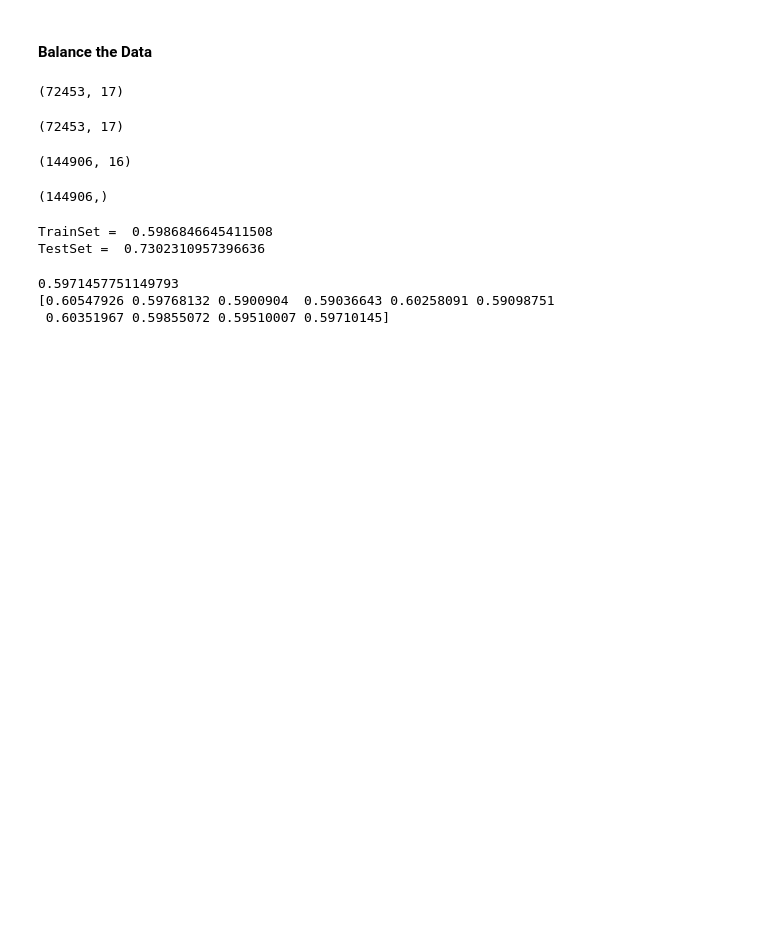
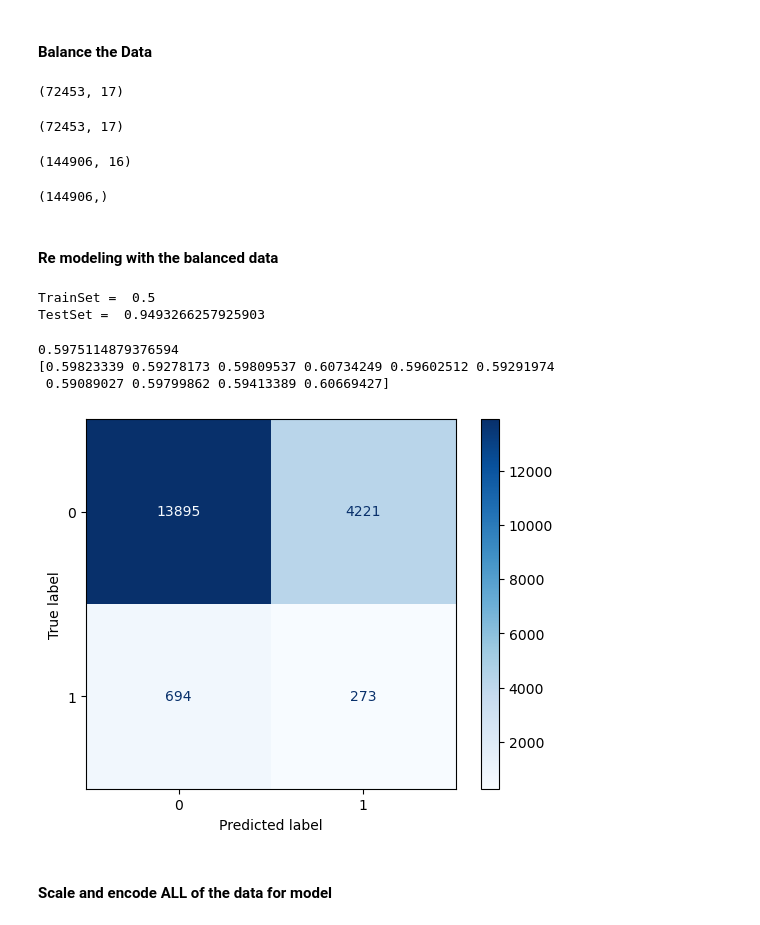
Before and after one commit to LuckyGardel/lab-random-forests, a Jupyter notebook: files_for_lab/Ramdom Forest Lab.ipynb, the cells around one changed output. Drawn from its saved outputs; the diff is of its cells as text; code cells hidden in the pictures; blank space fills up the shorter version.

```diff
--- a/files_for_lab/Ramdom Forest Lab.ipynb
+++ b/files_for_lab/Ramdom Forest Lab.ipynb
@@ -553,23 +561,32 @@ display(y_train_oversampled.shape)
 # %% [output]
 (144906, 16)
 (144906,)
+# %% [markdown]
+#### Re modeling with the balanced data
 # %%
-clf = RandomForestClassifier(max_depth=5,
+clf2 = RandomForestClassifier(max_depth=5,
                              min_samples_split=20,
                              min_samples_leaf =20)
-clf.fit(X_train_oversampled, y_train_oversampled)
+clf2.fit(X_train_oversampled, y_train_oversampled)
 print('TrainSet = ',clf.score(X_train_oversampled, y_train_oversampled))
 print('TestSet = ',clf.score(X_test, y_test))
 # %% [output]
-TrainSet =  0.5986846645411508
-TestSet =  0.7302310957396636
+TrainSet =  0.5
+TestSet =  0.9493266257925903
 # %%
 from sklearn.model_selection import cross_val_score
 
-cross_val_scores = cross_val_score(clf, X_train_oversampled, y_train_oversampled, cv=10)
+cross_val_scores = cross_val_score(clf2, X_train_oversampled, y_train_oversampled, cv=10)
 print(np.mean(cross_val_scores))
 print(cross_val_scores)
 # %% [output]
-0.5971457751149793
-[0.60547926 0.59768132 0.5900904  0.59036643 0.60258091 0.59098751
- 0.60351967 0.59855072 0.59510007 0.59710145]
+0.5975114879376594
+[0.59823339 0.59278173 0.59809537 0.60734249 0.59602512 0.59291974
+ 0.59089027 0.59799862 0.59413389 0.60669427]
+# %%
+plot_confusion_matrix(clf2, X_test, y_test,cmap=plt.cm.Blues)
+plt.show()
+# %% [output]
+[figure, added]
+# %% [markdown]
+#### Scale and encode ALL of the data for model
```
Also changed, not shown: parts of 54 cells of this notebook.
